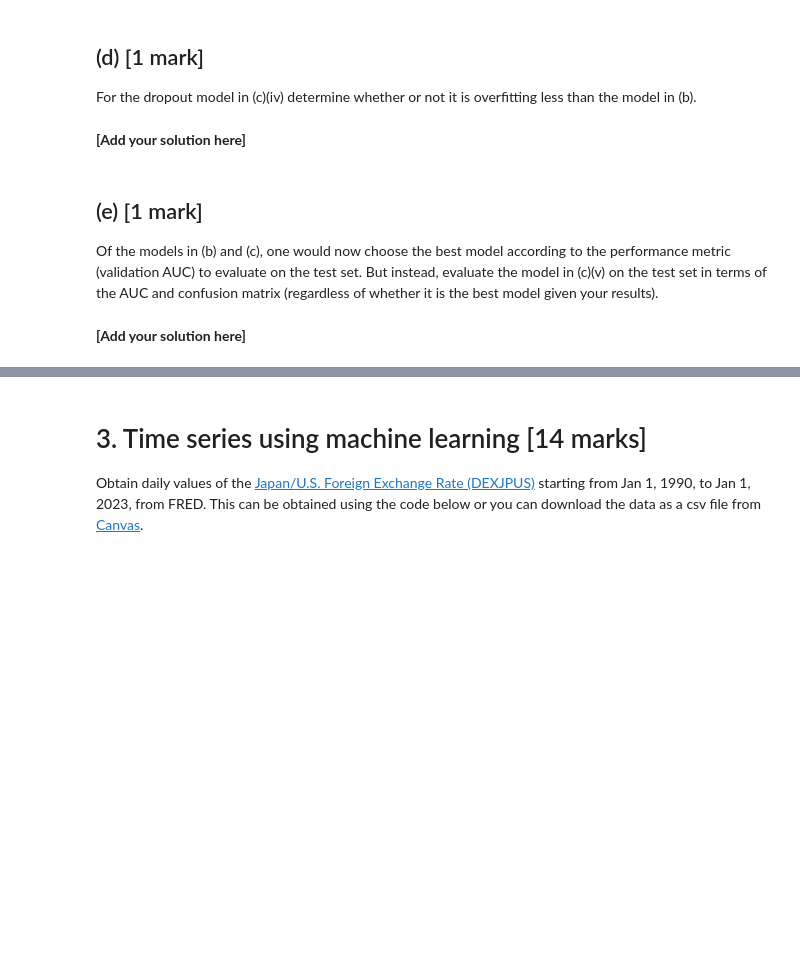
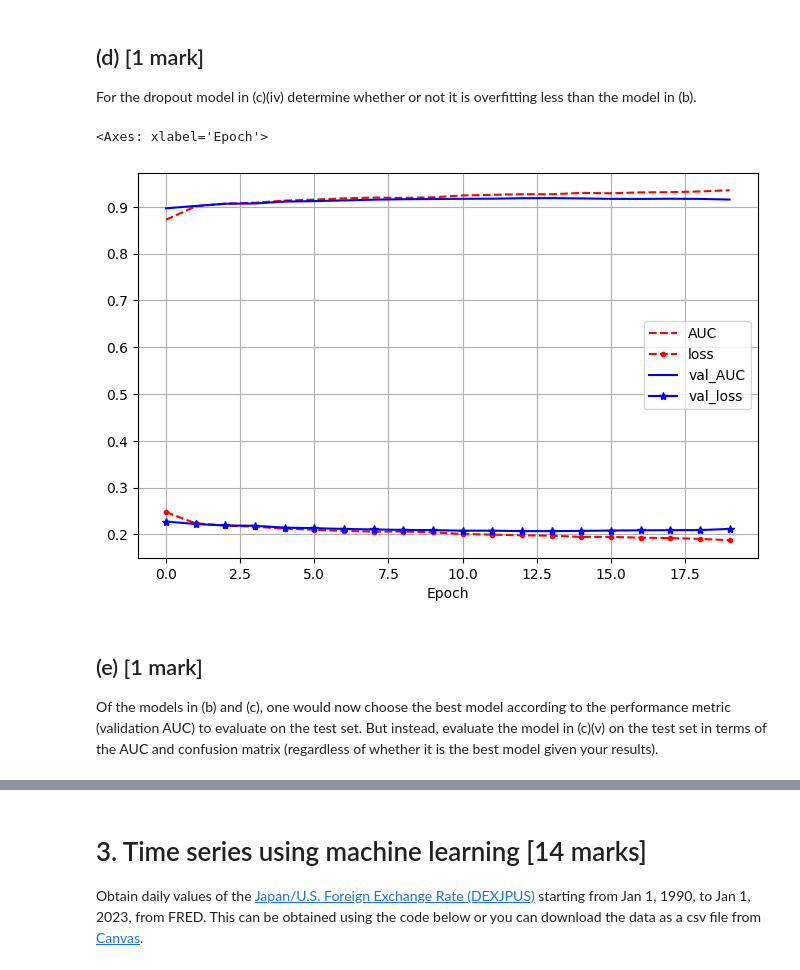
Before and after one commit to Ryanmilgrim/cfrm521_project, a Jupyter notebook: Homework4.ipynb, the cells around one changed output, grey strips where cells are left out. Drawn from its saved outputs; the diff is of its cells as text; code cells hidden in the pictures; blank space fills up the shorter version.

```diff
--- a/Homework4.ipynb
+++ b/Homework4.ipynb
@@ -512,4 +474,6 @@ Epoch 20/20
 # %%
+# Create a dictionary to store the models starting with model (b)
+models = {'B': model}
 
 # Build Model 1
 model = keras.models.Sequential([
@@ -577,7 +564,4 @@ Epoch 20/20
 # %%
-# Create a dictionary to store the models
-models = dict()
-
 # Build Model 3 with l2 regularization on the hidden layers
 model = keras.models.Sequential([
     keras.layers.InputLayer(input_shape=X_train.shape[1:]),
@@ -616,7 +600,4 @@ Epoch 20/20
 # %%
-# Create a dictionary to store the models
-models = dict()
-
 # Build Model 4 with Dropout of 0.02
 model = keras.models.Sequential([
     keras.layers.InputLayer(input_shape=X_train.shape[1:]),
@@ -634,7 +615,7 @@ model = keras.models.Sequential([
 
 # Complie model 4 and add it to the dictionary
 model.compile(loss="binary_crossentropy", optimizer=build_nag_optimizer(), metrics=["AUC"])
-model.fit(X_train, y_train, epochs=20, validation_data=(X_valid, y_valid))
+dropout_history = model.fit(X_train, y_train, epochs=20, validation_data=(X_valid, y_valid))
 models[4] = model
 
 # Supress warnings
@@ -707,7 +682,4 @@ Epoch 20/20
 # %%
-# Create a dictionary to store the models
-models = dict()
-
 # Build Model with Batch Normalization and Dropout
 model = keras.models.Sequential([
     keras.layers.InputLayer(input_shape=X_train.shape[1:]),
@@ -763,11 +748,21 @@ for i, model in models.items():
 ## (d) [1 mark]
 
 For the dropout model in (c)(iv) determine whether or not it is overfitting less than the model in (b).
-# %% [markdown]
-**[Add your solution here]**
+# %%
+"""
+The drop out model is performing well both in sample and out of sample.
+It is not over fitting to the model.
+"""
+
+# Plot the learning curves for the dropout model
+pd.DataFrame(dropout_history.history).plot(
+    figsize=(8, 5), grid=True, xlabel="Epoch",
+    style=["r--", "r--.", "b-", "b-*"]
+)
+# %% [output]
+<Axes: xlabel='Epoch'>
+[figure, added]
 # %% [markdown]
 ## (e) [1 mark]
 
 Of the models in (b) and (c), one would now choose the best model according to the performance metric (validation AUC) to evaluate on the test set. But instead, evaluate the model in (c)(v) on the test set in terms of the AUC and confusion matrix (regardless of whether it is the best model given your results).
-# %% [markdown]
-**[Add your solution here]**
```
Also changed, not shown: parts of 18 cells of this notebook, 26 other files.
